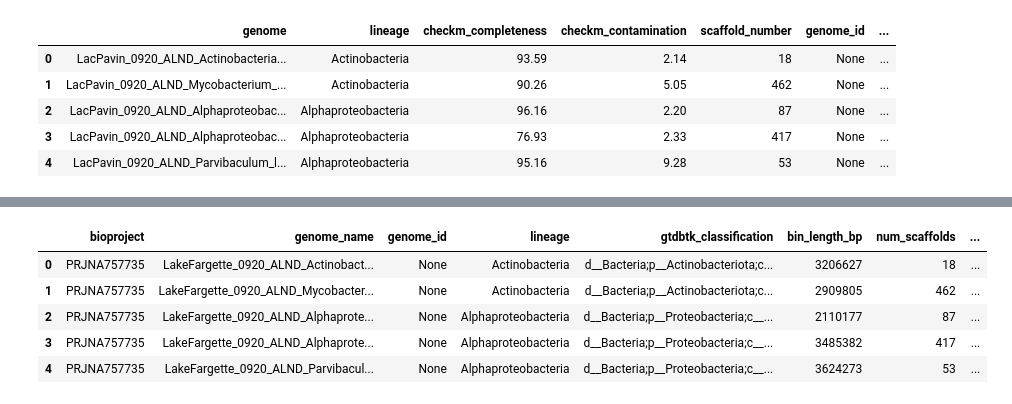
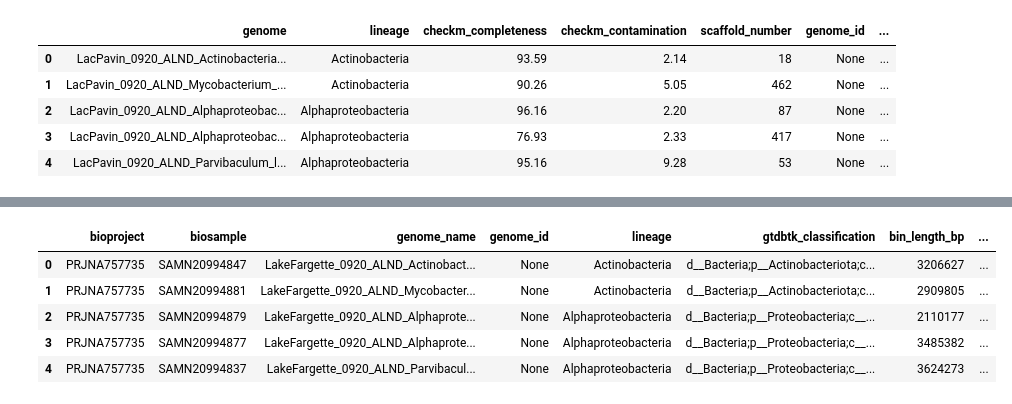
Before and after one commit to alexanderjaffe/aln-enrichment, a Jupyter notebook: aln-main.ipynb, the cells around one changed output, grey strips where cells are left out. Cells and saved outputs as stored; diff of their text form; code cells hidden in the pictures.

```diff
--- a/aln-main.ipynb
+++ b/aln-main.ipynb
@@ -833,0 +830,7 @@ curated_md["bioproject"] = "PRJNA757735"
+# %%
+# add in ncbi info
+curated_md["bioproject"] = "PRJNA757735"
+biosams = pd.read_csv(rootdir + "ncbi/attributes.tsv", sep="\t")[["sample_name", "accession"]]
+biosams.columns = ["genome", "biosample"]
+curated_md = curated_md.merge(biosams, how="left",on="genome")
+curated_md.head()
@@ -834,14 +844,14 @@ curated_md["bioproject"] = "PRJNA757735"
 # %%
-supp_table = curated_md[["bioproject", "genome", "genome_id", "lineage", "classification", "bin_length", "scaffold_number", \
+supp_table = curated_md[["bioproject", "biosample", "genome", "genome_id", "lineage", "classification", "bin_length", "scaffold_number", \
                          "checkm_completeness", "checkm_contamination", "read_count"]]
-supp_table.columns = ["bioproject", "genome_name", "genome_id", "lineage", "gtdbtk_classification", "bin_length_bp", "num_scaffolds", \
+supp_table.columns = ["bioproject", "biosample", "genome_name", "genome_id", "lineage", "gtdbtk_classification", "bin_length_bp", "num_scaffolds", \
                       "checkm_completeness_percent", "checkm_redundancy_percent", "rna_read_count"]
 supp_table.to_csv(rootdir + "tables/genome_supp_table.tsv", sep="\t", index=False)
 supp_table.head()
 # %% [output]
-|  | bioproject | genome_name | genome_id | lineage | gtdbtk_classification | bin_length_bp | num_scaffolds | ... |
-| 0 | PRJNA757735 | LakeFargette_0920_ALND_Actinobact... | None | Actinobacteria | d__Bacteria;p__Actinobacteriota;c... | 3206627 | 18 | ... |
-| 1 | PRJNA757735 | LakeFargette_0920_ALND_Mycobacter... | None | Actinobacteria | d__Bacteria;p__Actinobacteriota;c... | 2909805 | 462 | ... |
-| 2 | PRJNA757735 | LakeFargette_0920_ALND_Alphaprote... | None | Alphaproteobacteria | d__Bacteria;p__Proteobacteria;c__... | 2110177 | 87 | ... |
-| 3 | PRJNA757735 | LakeFargette_0920_ALND_Alphaprote... | None | Alphaproteobacteria | d__Bacteria;p__Proteobacteria;c__... | 3485382 | 417 | ... |
-| 4 | PRJNA757735 | LakeFargette_0920_ALND_Parvibacul... | None | Alphaproteobacteria | d__Bacteria;p__Proteobacteria;c__... | 3624273 | 53 | ... |
+|  | bioproject | biosample | genome_name | genome_id | lineage | gtdbtk_classification | bin_length_bp | ... |
+| 0 | PRJNA757735 | SAMN20994847 | LakeFargette_0920_ALND_Actinobact... | None | Actinobacteria | d__Bacteria;p__Actinobacteriota;c... | 3206627 | ... |
+| 1 | PRJNA757735 | SAMN20994881 | LakeFargette_0920_ALND_Mycobacter... | None | Actinobacteria | d__Bacteria;p__Actinobacteriota;c... | 2909805 | ... |
+| 2 | PRJNA757735 | SAMN20994879 | LakeFargette_0920_ALND_Alphaprote... | None | Alphaproteobacteria | d__Bacteria;p__Proteobacteria;c__... | 2110177 | ... |
+| 3 | PRJNA757735 | SAMN20994877 | LakeFargette_0920_ALND_Alphaprote... | None | Alphaproteobacteria | d__Bacteria;p__Proteobacteria;c__... | 3485382 | ... |
+| 4 | PRJNA757735 | SAMN20994837 | LakeFargette_0920_ALND_Parvibacul... | None | Alphaproteobacteria | d__Bacteria;p__Proteobacteria;c__... | 3624273 | ... |
```
Also changed, not shown: parts of 2 cells of this notebook.
